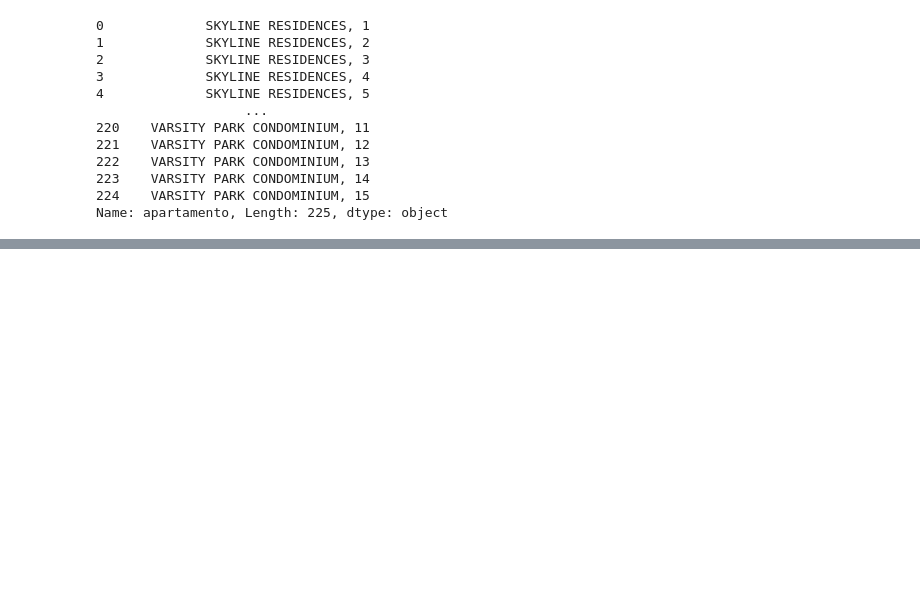
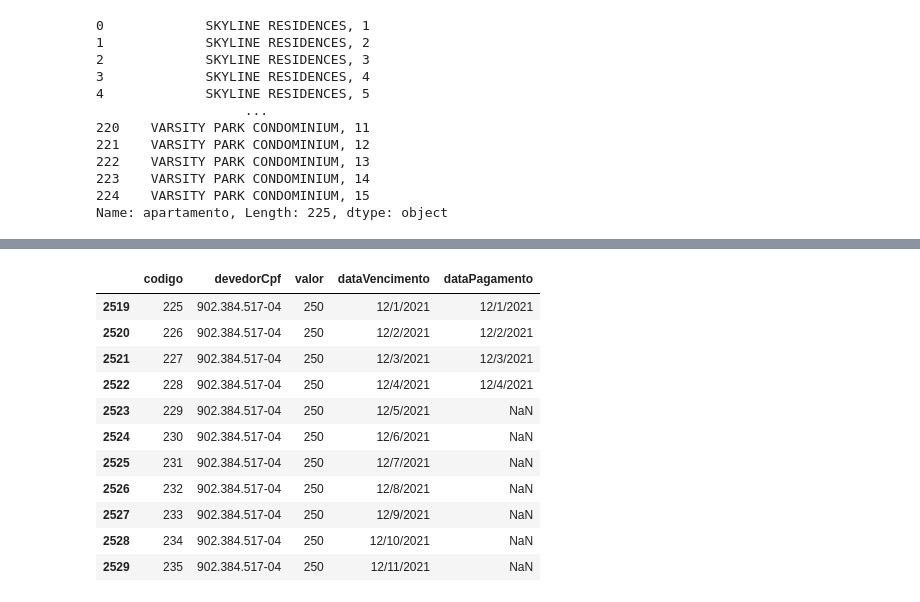
Before and after one commit to JDaniloC/reco-bi, a Jupyter notebook: data/db_parser.ipynb, the cells around one changed output, grey strips where cells are left out. Cells and saved outputs as stored; diff of their text form; code cells hidden in the pictures; blank space fills up the shorter version.

```diff
--- a/data/db_parser.ipynb
+++ b/data/db_parser.ipynb
@@ -127,0 +174,15 @@ debtors
+# %%
+invoices[invoices["devedorCpf"] == "902.384.517-04"]
+# %% [output]
+|  | codigo | devedorCpf | valor | dataVencimento | dataPagamento |
+| 2519 | 225 | 902.384.517-04 | 250 | 12/1/2021 | 12/1/2021 |
+| 2520 | 226 | 902.384.517-04 | 250 | 12/2/2021 | 12/2/2021 |
+| 2521 | 227 | 902.384.517-04 | 250 | 12/3/2021 | 12/3/2021 |
+| 2522 | 228 | 902.384.517-04 | 250 | 12/4/2021 | 12/4/2021 |
+| 2523 | 229 | 902.384.517-04 | 250 | 12/5/2021 | NaN |
+| 2524 | 230 | 902.384.517-04 | 250 | 12/6/2021 | NaN |
+| 2525 | 231 | 902.384.517-04 | 250 | 12/7/2021 | NaN |
+| 2526 | 232 | 902.384.517-04 | 250 | 12/8/2021 | NaN |
+| 2527 | 233 | 902.384.517-04 | 250 | 12/9/2021 | NaN |
+| 2528 | 234 | 902.384.517-04 | 250 | 12/10/2021 | NaN |
+| 2529 | 235 | 902.384.517-04 | 250 | 12/11/2021 | NaN |
```
Also changed, not shown: parts of 8 cells of this notebook.
